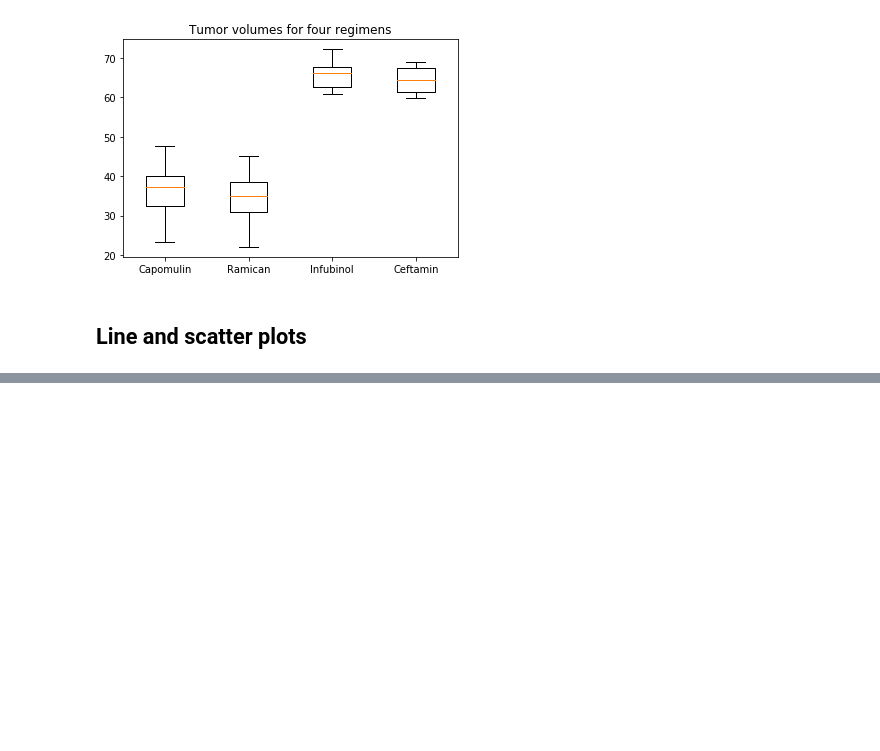
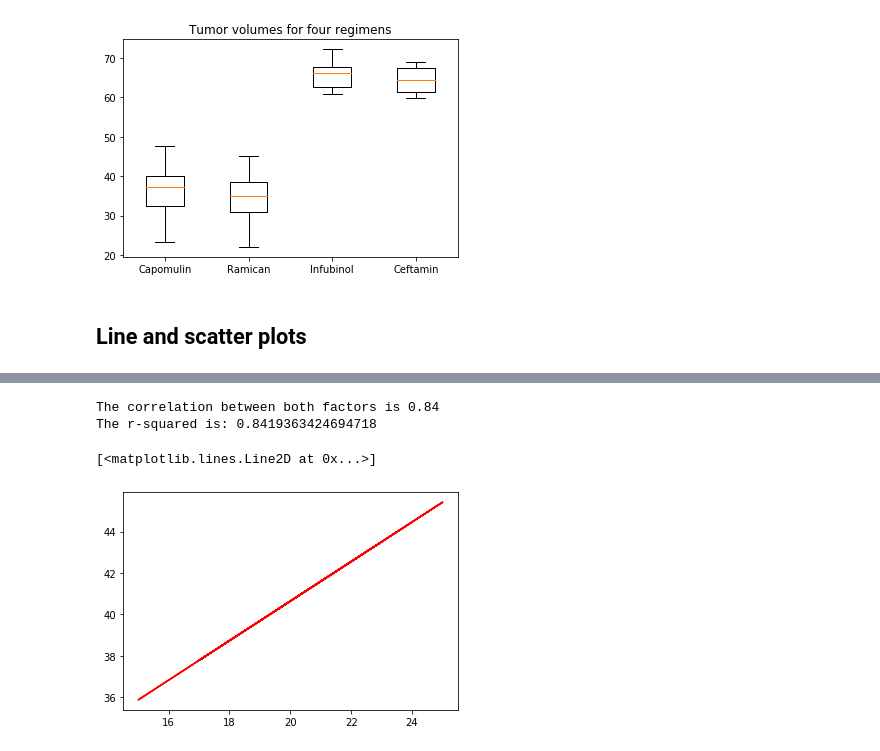
Before and after one commit to seanwayland/matplotlibpractice, a Jupyter notebook: pymaceuticals_starter.ipynb, the cells around one changed output, grey strips where cells are left out. Drawn from its saved outputs; the diff is of its cells as text; code cells hidden in the pictures; blank space fills up the shorter version.

```diff
--- a/pymaceuticals_starter.ipynb
+++ b/pymaceuticals_starter.ipynb
@@ -309,2 +329,18 @@ Text(0, 0.5, 'Tumor Volums (mm3)')
 # %%
 # Calculate the correlation coefficient and linear regression model for mouse weight and average tumor volume for the Capomulin regimen
+correlation = st.pearsonr(mv7,mv6)
+print(f"The correlation between both factors is {round(correlation[0],2)}")
+
+(slope, intercept, rvalue, pvalue, stderr) = linregress(mv7, mv6)
+print(f"The r-squared is: {rvalue}")
+
+regress_values = []
+for i in mv7:
+
+    regress_values.append ( i * slope + intercept )
+plt.plot(mv7,regress_values,"r-")
+# %% [output]
+The correlation between both factors is 0.84
+The r-squared is: 0.8419363424694718
+[<matplotlib.lines.Line2D at 0x...>]
+[figure, added]
```
Also changed, not shown: parts of 4 cells of this notebook.
